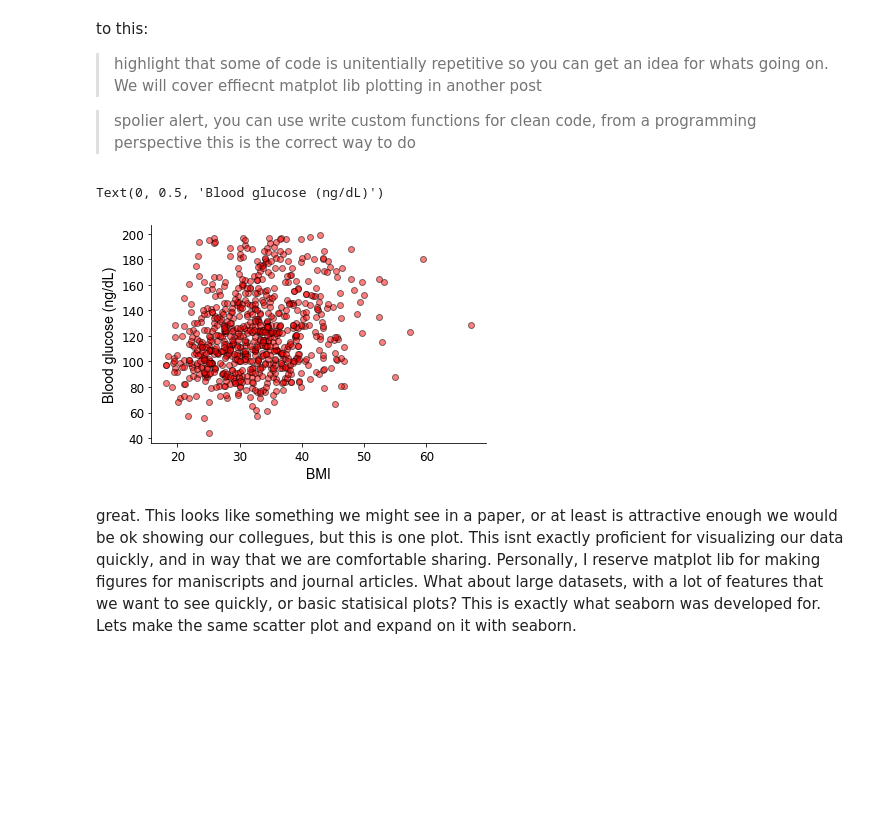
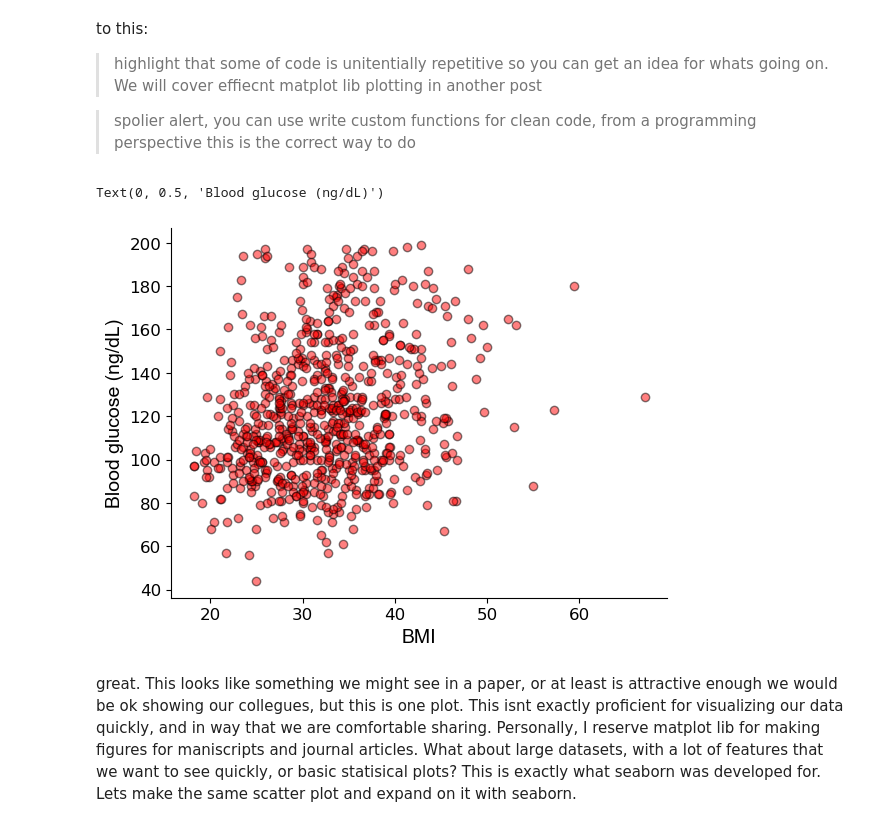
Before and after one commit to Mschaid/Blog, a Jupyter notebook: data_viz.ipynb, the cells around one changed output. Drawn from its saved outputs; the diff is of its cells as text; code cells hidden in the pictures; blank space fills up the shorter version.

```diff
--- a/data_viz.ipynb
+++ b/data_viz.ipynb
@@ -14,7 +14,14 @@ import numpy as np
 import matplotlib.pyplot as plt
 from matplotlib.gridspec import GridSpec
 import seaborn as sns
-import plotnine
+from plotnine import *
+import plotly.graph_objects as go
+import plotly.express as px
+
+%matplotlib inline
+plt.rcParams['figure.dpi'] = 300
+sns.set(rc = {'figure.figsize':(10,10)})
+plt.style.use('default')
 # %% [markdown]
 Diabetes dataset available here
 https://www.kaggle.com/datasets/mathchi/diabetes-data-set
@@ -38,3 +45,20 @@ data
 | 766 | 1 | 126 | 60 | 0 | 0 | 30.1 | 0.349 | 47 | ... |
 | 767 | 1 | 93 | 70 | 31 | 0 | 30.4 | 0.315 | 23 | ... |
 768 rows × 9 columns
+# %%
+
+diab =(
+    data.mask(data==0).fillna(data.mean())
+    .assign(weight_category = pd.cut(data.BMI,bins=[0,18.5,25,30,35,40,100],
+                                            labels=['Underweight','Normal','Overweight','Obesity Class I',
+                                            'Obesity Class II','Obesity Class III'], ordered=True),
+            age_category = pd.cut(data.Age,bins=[18,25,65,100],
+                                            labels=['Young Adult','Adult','Senior'], ordered=True),
+            bp_category= pd.cut(data.BloodPressure, bins=[20.0,80.0,90.0,200.0],
+                                            labels=['Normal','Eleveated','Hypertension'], ordered=True),
+            disease_category=pd.cut(data.Outcome, bins=[-0.1,0.9,1.1], labels=['Healthy','Diabetic'], ordered=True)
+                                            )
+
+)
+diab=diab.dropna()
+diab
@@ -54,25 +91,25 @@ to this:
 # %%
 fig, ax = plt.subplots()
 
-plt.scatter(x=filtered_data['BMI'],
-            y=filtered_data['Glucose'],
+plt.scatter(x=diab['BMI'],
+            y=diab['Glucose'],
             color='red',
             edgecolor='black',
             alpha=0.5)
 
 #remove unwated top and right spines
 ax.spines.right.set_visible(False)
 ax.spines.top.set_visible(False)
 
 # increase font size of tick labels
 ax.tick_params(axis='both', labelsize=12)
 
 # set x and y labels
 ax.set_xlabel('BMI',font = "Arial", fontsize=14)
 ax.set_ylabel('Blood glucose (ng/dL)', font = "Arial", fontsize=14)
 # %% [output]
 Text(0, 0.5, 'Blood glucose (ng/dL)')
-[figure, old version]
+[figure, new version]
 # %% [markdown]
 great. This looks like something we might see in a paper, or at least is attractive enough we would be ok showing our collegues, but this is one plot. This isnt exactly proficient for visualizing our data quickly, and in way that we are comfortable sharing. Personally, I reserve matplot lib for making figures for maniscripts and journal articles. What about large datasets, with a lot of features that we want to see quickly, or basic statisical plots? This is exactly what seaborn was developed for. Lets make the same scatter plot and expand on it with seaborn.
 # %%
```
Also changed, not shown: parts of 26 cells of this notebook.
